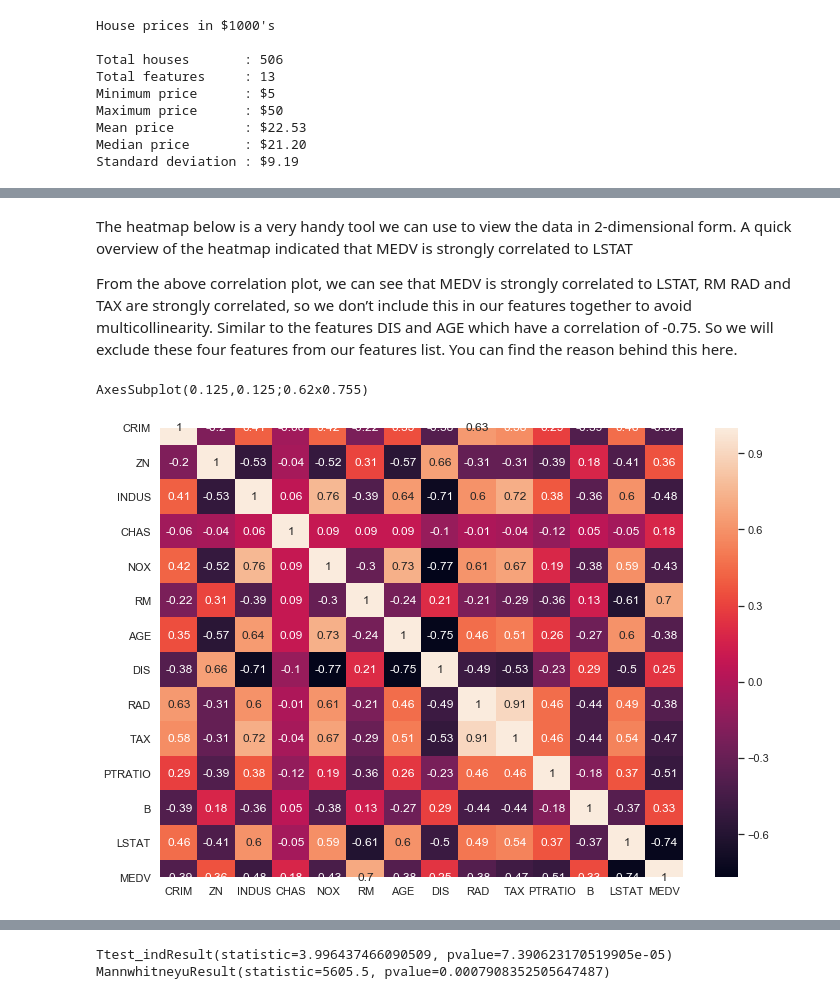
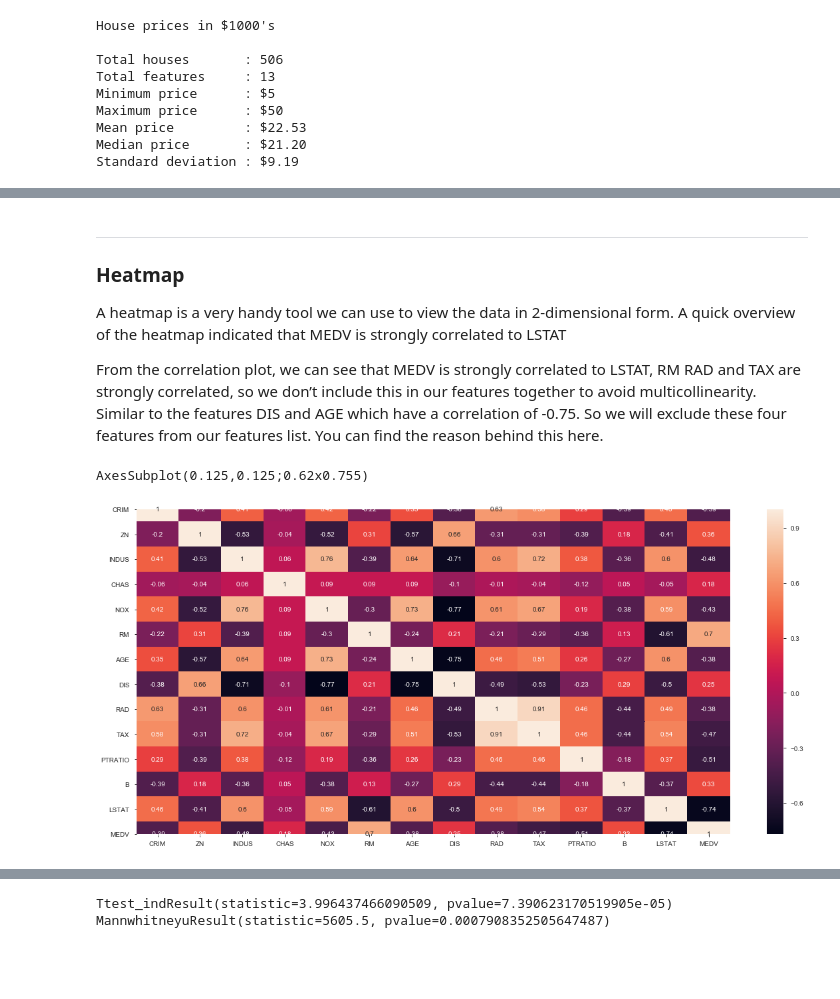
Before and after one commit to richardfeeney7/Machine-Learning-and-Statistics, a Jupyter notebook: Project2019.ipynb, the cells around one changed output, grey strips where cells are left out. Cells and saved outputs as stored; diff of their text form; code cells hidden in the pictures; blank space fills up the shorter version.

```diff
--- a/Project2019.ipynb
+++ b/Project2019.ipynb
@@ -242,12 +269,13 @@ print(boston.hist(bins=20, figsize=(20, 20)))
 # %% [markdown]
-The heatmap below is a very handy tool we can use to view the data in 2-dimensional form. A quick overview of the heatmap indicated that MEDV is strongly correlated to LSTAT
+***
+### Heatmap
 
-From the above correlation plot, we can see that MEDV is strongly correlated to LSTAT, RM
-RAD and TAX are strongly correlated, so we don’t include this in our features together to avoid multicollinearity. Similar to the features DIS and AGE which have a correlation of -0.75. So we will exclude these four features from our features list.  You can find the reason behind this here.
+A heatmap is a very handy tool we can use to view the data in 2-dimensional form. A quick overview of the heatmap indicated that MEDV is strongly correlated to LSTAT
+
+From the correlation plot, we can see that MEDV is strongly correlated to LSTAT, RM RAD and TAX are strongly correlated, so we don’t include this in our features together to avoid multicollinearity. Similar to the features DIS and AGE which have a correlation of -0.75. So we will exclude these four features from our features list. You can find the reason behind this here.
 # %%
-# set the size of the figure
-sns.set(rc={'figure.figsize':(11.7,8.27)})
+# Generate Heatmap
 print(sns.heatmap(boston.corr().round(2), annot=True))
 # %% [output]
 AxesSubplot(0.125,0.125;0.62x0.755)
-[figure, old version]
+[figure, new version]
```
Also changed, not shown: parts of 36 cells of this notebook, 1 other file.
